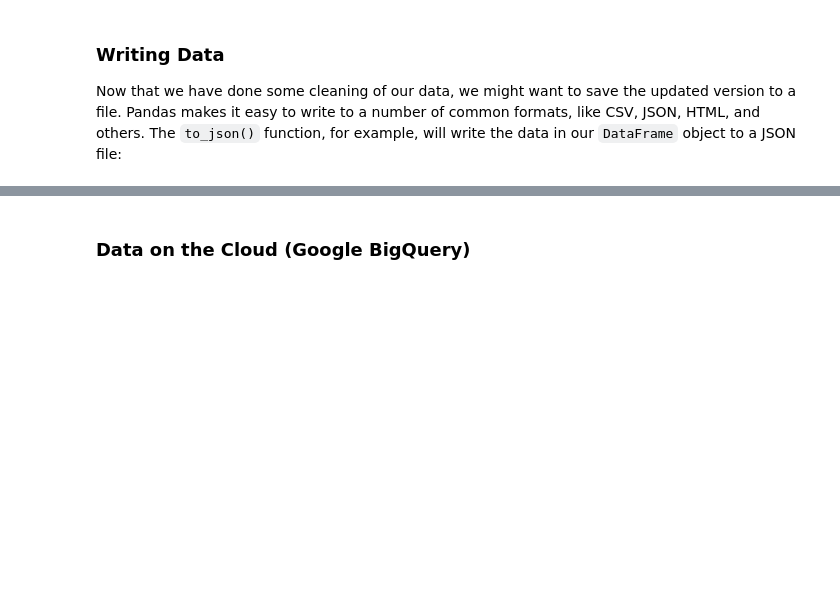
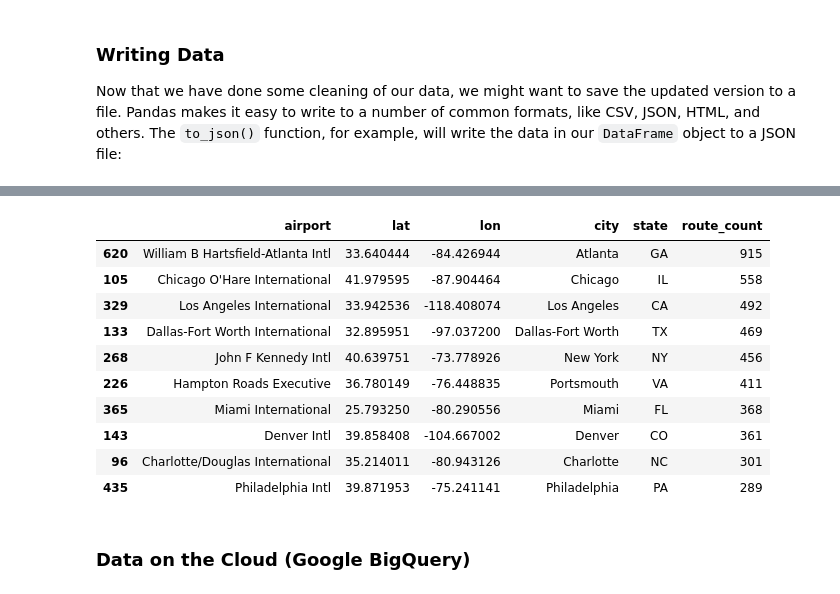
Before and after one commit to datastackacademy/jupyter-webinar, a Jupyter notebook: python-webinar.ipynb, the cells around one changed output, grey strips where cells are left out. Saved outputs shown, nothing was run; the diff lists cells and outputs as text; code cells hidden in the pictures; blank space fills up the shorter version.

```diff
--- a/python-webinar.ipynb
+++ b/python-webinar.ipynb
@@ -196,0 +224,25 @@ airports.to_json(data_dir + 'airports.json', orient='records', lines=True)
+# %%
+routes_per_src = routes_src.groupby('src').airport.count()
+routes_grouped = routes_src.groupby('airport')
+routes_grouped.head()
+
+airports_route_counts = routes_grouped.agg(route_count=pd.NamedAgg(column="airport", aggfunc="count"))
+airports_route_counts.sort_values(by='route_count', ascending=False).head(10)
+
+airports_route_counts = routes_src.groupby(['airport','lat','lon','city','state']).iata.agg('count').to_frame('route_count').reset_index()
+airports_route_counts.sort_values(by='route_count', ascending=False).head(10)
+airports_top10 = airports_route_counts.sort_values(by='route_count', ascending=False).head(10)
+
+airports_top10
+# %% [output]
+|  | airport | lat | lon | city | state | route_count |
+| 620 | William B Hartsfield-Atlanta Intl | 33.640444 | -84.426944 | Atlanta | GA | 915 |
+| 105 | Chicago O'Hare International | 41.979595 | -87.904464 | Chicago | IL | 558 |
+| 329 | Los Angeles International | 33.942536 | -118.408074 | Los Angeles | CA | 492 |
+| 133 | Dallas-Fort Worth International | 32.895951 | -97.037200 | Dallas-Fort Worth | TX | 469 |
+| 268 | John F Kennedy Intl | 40.639751 | -73.778926 | New York | NY | 456 |
+| 226 | Hampton Roads Executive | 36.780149 | -76.448835 | Portsmouth | VA | 411 |
+| 365 | Miami International | 25.793250 | -80.290556 | Miami | FL | 368 |
+| 143 | Denver Intl | 39.858408 | -104.667002 | Denver | CO | 361 |
+| 96 | Charlotte/Douglas International | 35.214011 | -80.943126 | Charlotte | NC | 301 |
+| 435 | Philadelphia Intl | 39.871953 | -75.241141 | Philadelphia | PA | 289 |
```
Also changed, not shown: parts of 6 cells of this notebook, 2 other files.
